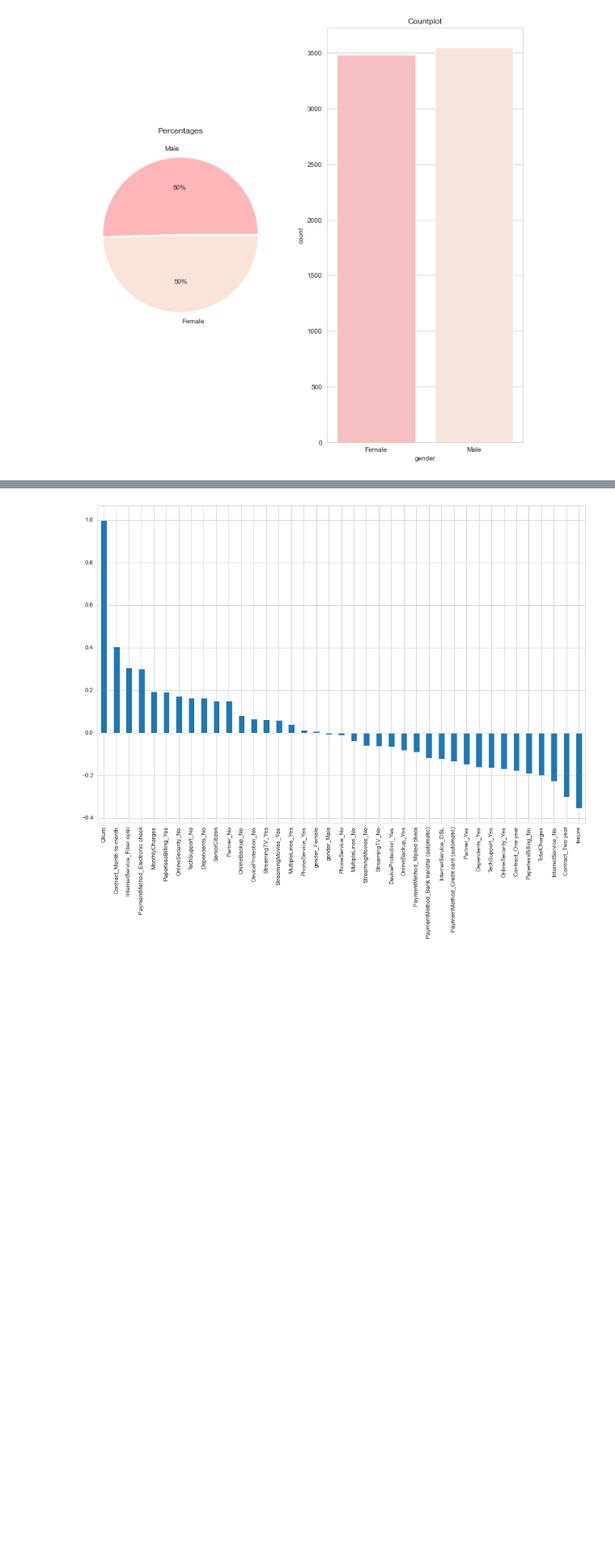
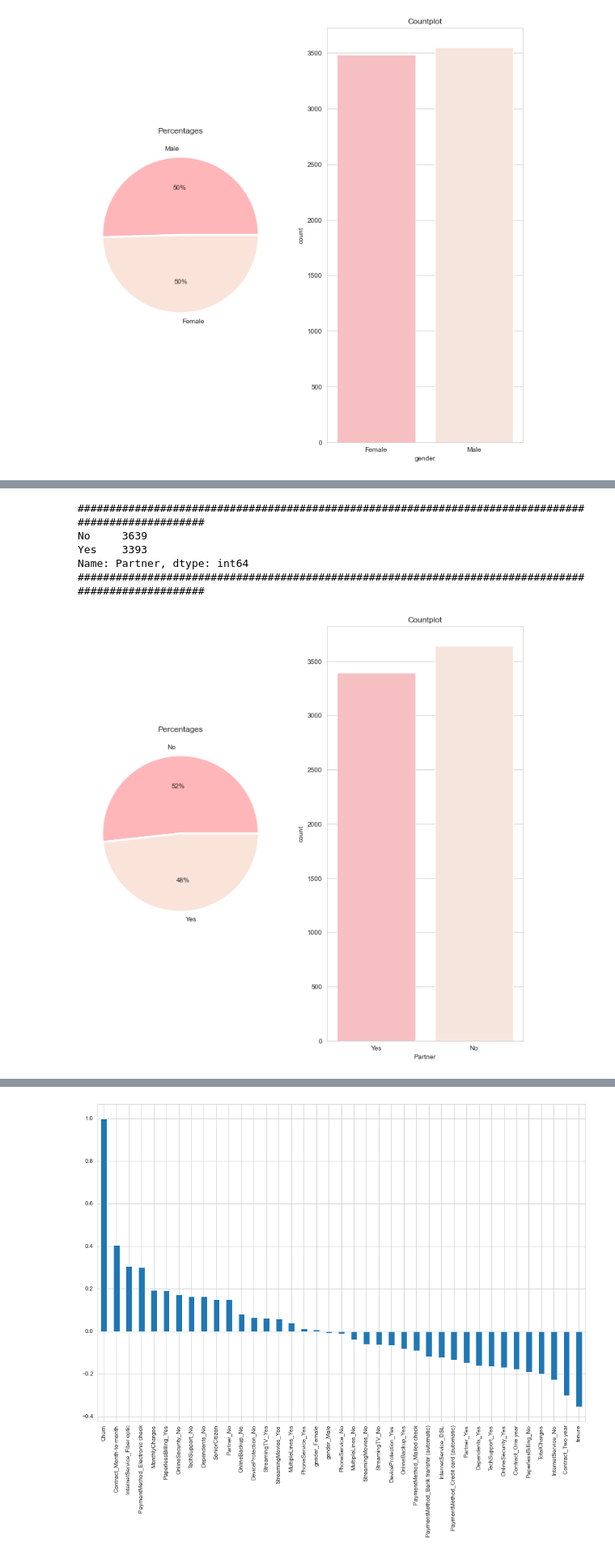
Before and after one commit to furkaneneseren/Telco-Churn-Prediction, a Jupyter notebook: churn-prediction.ipynb, the cells around one changed output, grey strips where cells are left out. Shown at 81% size. Drawn from its saved outputs; the diff is of its cells as text; code cells hidden in the pictures; blank space fills up the shorter version.

```diff
--- a/churn-prediction.ipynb
+++ b/churn-prediction.ipynb
@@ -311,0 +330,9 @@ Name: gender, dtype: int64
+# %%
+cat_plots(df, "Partner")
+# %% [output]
+####################################################################################################
+No     3639
+Yes    3393
+Name: Partner, dtype: int64
+####################################################################################################
+[figure, added]
```
Also changed, not shown: parts of 22 cells of this notebook.
